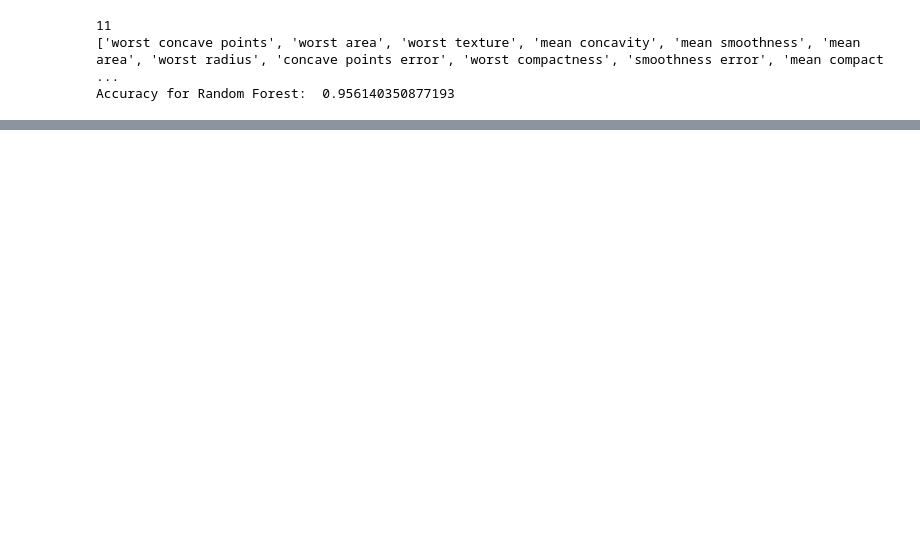
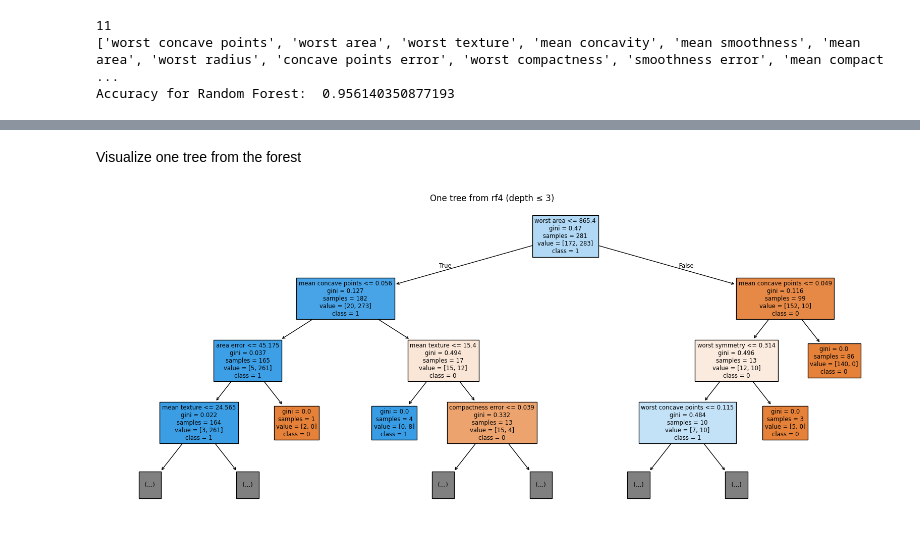
Before and after one commit to tharittapol/breast-cancer-prediction, a Jupyter notebook: notebooks/breast_cancel_prediction_training.ipynb, the cells around one changed output, grey strips where cells are left out. Drawn from its saved outputs; the diff is of its cells as text; code cells hidden in the pictures; blank space fills up the shorter version.

```diff
--- a/notebooks/breast_cancel_prediction_training.ipynb
+++ b/notebooks/breast_cancel_prediction_training.ipynb
@@ -247,0 +329,20 @@ Accuracy for Random Forest:  0.9649122807017544
+# %% [markdown]
+Visualize one tree from the forest
+# %%
+from sklearn.tree import plot_tree
+
+# Pick one tree from the forest
+tree = rf4.estimators_[0]
+
+plt.figure(figsize=(20, 8))
+plot_tree(
+    tree,
+    feature_names=keep,
+    class_names=["0", "1"],
+    filled=True,
+    max_depth=3  # keep small so it's readable
+)
+plt.title("One tree from rf4 (depth ≤ 3)")
+plt.show()
+# %% [output]
+[figure, added]
```
Also changed, not shown: parts of 16 cells of this notebook, 4 other files.
